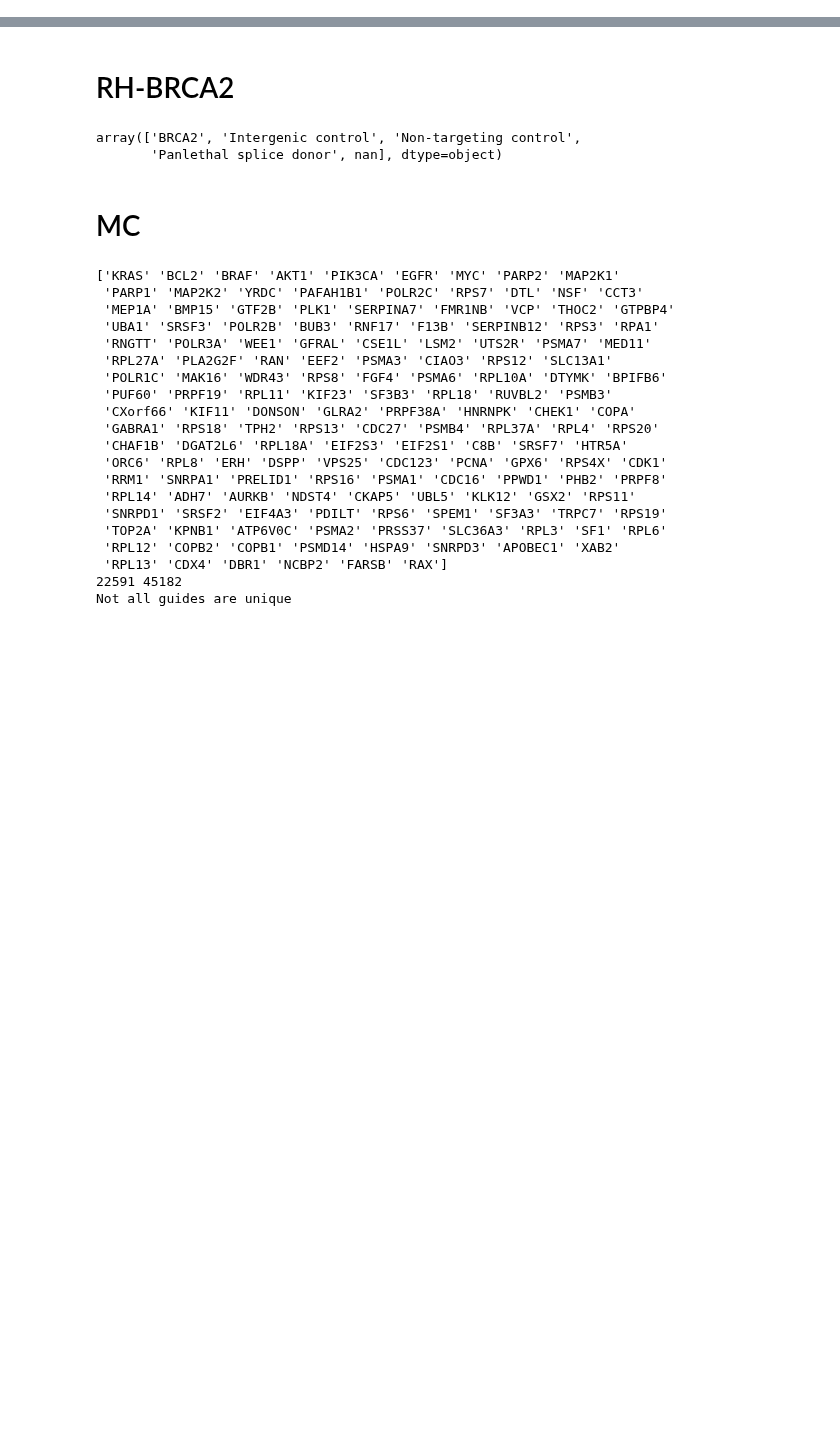
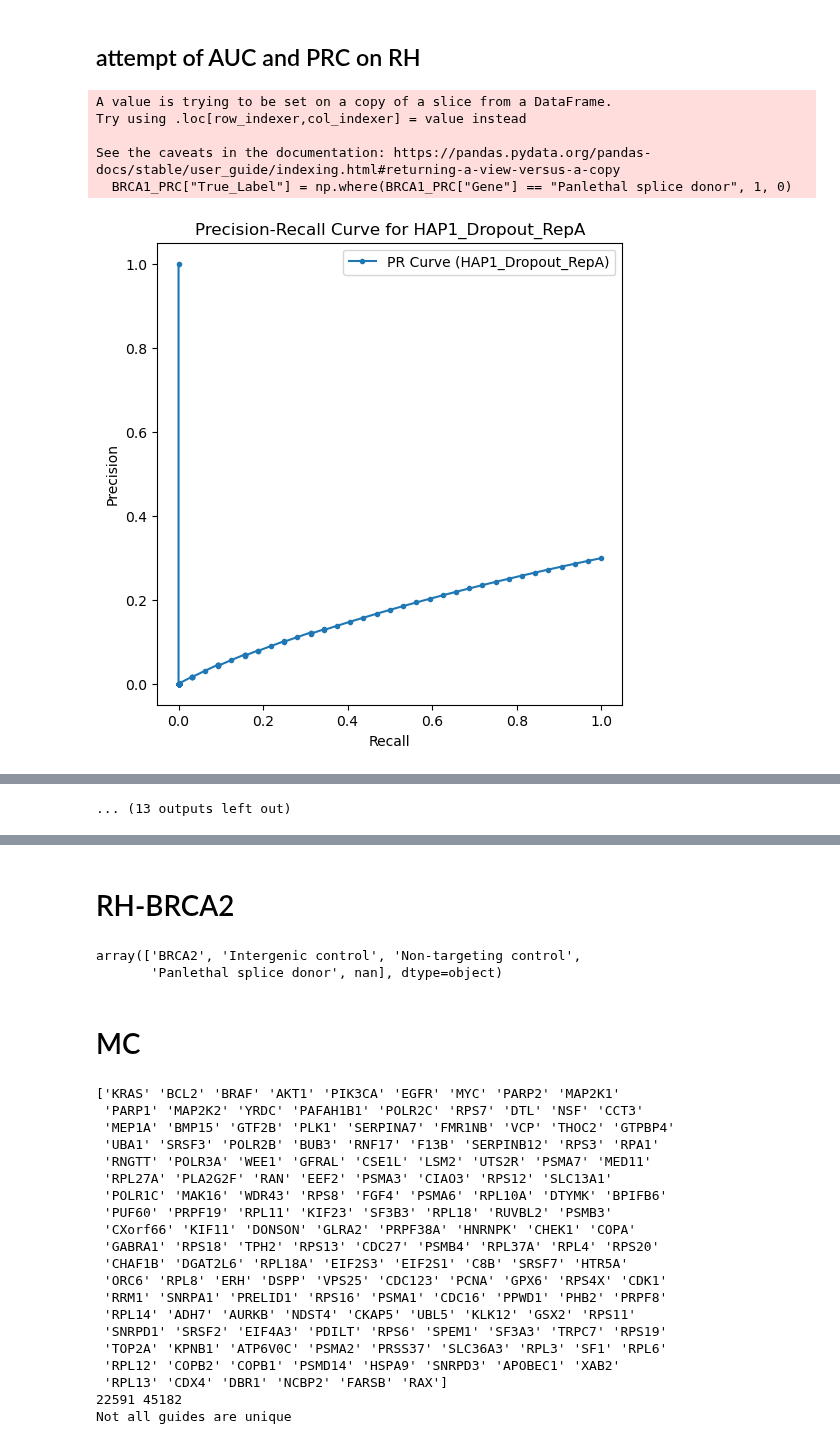
Before and after one commit to QuantitativeBiology/BECancerResistome, a Jupyter notebook: BECancerResistome/quality_control/quality_control.ipynb, the cells around one changed output, grey strips where cells are left out. Saved outputs shown, nothing was run; the diff lists cells and outputs as text; code cells hidden in the pictures; blank space fills up the shorter version.

```diff
--- a/BECancerResistome/quality_control/quality_control.ipynb
+++ b/BECancerResistome/quality_control/quality_control.ipynb
@@ -93,3 +96,79 @@ sns.boxplot(data=numeric_BRCA1_lfc_panlethal)
 plt.xticks(rotation=90)
 plt.title("Boxplot of RH BRCA1 Panlethal Control (positive) lfc")
 plt.show()
+# %% [markdown]
+## attempt of AUC and PRC on RH
+# %%
+BRCA1_zscores=pd.read_csv('/Users/joanacorreia/Desktop/Tese/Processed Tables/RH/BRCA1/RH_BRCA1_Zscores.csv')
+BRCA1_PRC = BRCA1_zscores[BRCA1_zscores['Gene'].isin(['Intergenic control', 'Panlethal splice donor'])]
+
+BRCA1_PRC["True_Label"] = np.where(BRCA1_PRC["Gene"] == "Panlethal splice donor", 1, 0)
+score_columns = [col for col in BRCA1_PRC.columns if col not in ["Gene","Guide","Editor","pDNA", "True_Label"]]
+
+for col in score_columns:
+    y_scores = BRCA1_PRC[col]
+    y_true = BRCA1_PRC["True_Label"]
+
+    precision, recall, _ = precision_recall_curve(y_true, y_scores)
+
+    fpr, tpr, _ = roc_curve(y_true, y_scores)
+    roc_auc = auc(fpr, tpr)
+
+    plt.figure(figsize=(6, 6))
+    plt.plot(recall, precision, marker='.', label=f"PR Curve ({col})")
+    plt.xlabel("Recall")
+    plt.ylabel("Precision")
+    plt.title(f"Precision-Recall Curve for {col}")
+    plt.legend()
+    plt.show()
+
+    plt.figure(figsize=(6, 6))
+    plt.plot(fpr, tpr, marker='.', label=f'ROC Curve ({col}, AUC = {roc_auc:.2f})')
+    plt.xlabel("False Positive Rate")
+    plt.ylabel("True Positive Rate")
+    plt.title(f"ROC Curve for {col}")
+    plt.legend()
+    plt.show()
+
+
+#if we wanted smooth
+# scaler = MinMaxScaler()
+# BRCA1_PRC[score_columns] = scaler.fit_transform(BRCA1_PRC[score_columns])
+
+# for col in score_columns:
+#     y_scores = BRCA1_PRC[col]
+#     y_true = BRCA1_PRC["True_Label"]
+
+#     precision, recall, _ = precision_recall_curve(y_true, y_scores)
+
+#     fpr, tpr, _ = roc_curve(y_true, y_scores)
+#     roc_auc = auc(fpr, tpr)
+
+#     # Smooth PR Curve (Moving Average)
+#     precision_smooth = uniform_filter1d(precision, size=5)
+#     recall_smooth = uniform_filter1d(recall, size=5)
+
+#     plt.figure(figsize=(6, 6))
+#     plt.plot(recall_smooth, precision_smooth, marker='.', label=f"Smoothed PR ({col})")
+#     plt.xlabel("Recall")
+#     plt.ylabel("Precision")
+#     plt.title(f"Precision-Recall Curve for {col}")
+#     plt.legend()
+#     plt.show()
+
+#     plt.figure(figsize=(6, 6))
+#     plt.plot(fpr, tpr, marker='.', label=f'ROC Curve ({col}, AUC = {roc_auc:.2f})')
+#     plt.xlabel("False Positive Rate")
+#     plt.ylabel("True Positive Rate")
+#     plt.title(f"ROC Curve for {col}")
+#     plt.legend()
+#     plt.show()
+
+#     print(f"{col} - AUC-ROC: {roc_auc:.2f}")
+# %% [output]
+A value is trying to be set on a copy of a slice from a DataFrame.
+Try using .loc[row_indexer,col_indexer] = value instead
+
+See the caveats in the documentation: https://pandas.pydata.org/pandas-docs/stable/user_guide/indexing.html#returning-a-view-versus-a-copy
+  BRCA1_PRC["True_Label"] = np.where(BRCA1_PRC["Gene"] == "Panlethal splice donor", 1, 0)
+[figure, added]
@@ -95,0 +185 @@ plt.show()
+... (13 outputs left out)
```
Also changed, not shown: parts of 14 cells of this notebook.
